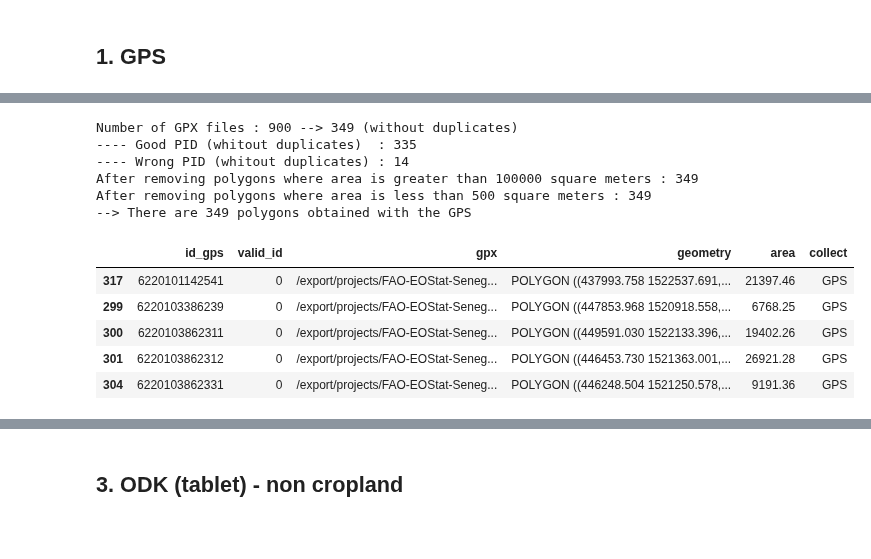
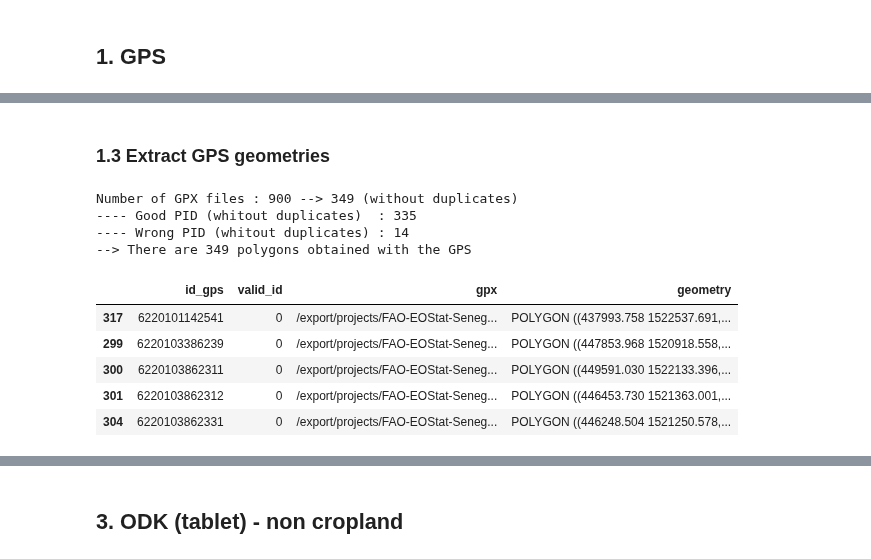
Before and after one commit to nicolasdeffense/eo-toolbox, a Jupyter notebook: notebooks_working/EOStat/clean_in_situ_senegal.ipynb, the cells around one changed output, grey strips where cells are left out. Cells and saved outputs as stored; diff of their text form; code cells hidden in the pictures; blank space fills up the shorter version.

```diff
--- a/notebooks_working/EOStat/clean_in_situ_senegal.ipynb
+++ b/notebooks_working/EOStat/clean_in_situ_senegal.ipynb
@@ -110,3 +163,5 @@ lut_crop_df.head()
+# %% [markdown]
+### 1.3 Extract GPS geometries
 # %%
 dict_gpx_list = []
 
@@ -134,70 +189,41 @@ for gpx_file in glob.glob(f'{path}GPS/*/*.gpx'):
 
         dict_gpx = {'id_gps': int(pid),
                     'valid_id' : valid_id,
                     'gpx' : str(gpx_file),
                     'coordinates': layer[0]['geometry']['coordinates'][0]}
 
         dict_gpx_list.append(dict_gpx)
 
     else:
         print("Wrong CRS !")
 
 
 df = pd.DataFrame.from_dict(dict_gpx_list).drop_duplicates('id_gps')
 
+df['geometry'] = df.coordinates.apply(Polygon)
+
+df = df.drop('coordinates', axis=1)
+
 print(f'Number of GPX files : {len(glob.glob(f"{path}GPS/*/*.gpx"))} --> {len(df)} (without duplicates)')
 print(f'---- Good PID (whitout duplicates)  : {len(df.loc[df["valid_id"] == 1])}')
 print(f'---- Wrong PID (whitout duplicates) : {len(df.loc[df["valid_id"] == 0])}')
 
-df['geometry'] = df.coordinates.apply(Polygon)
-
-df = df.drop('coordinates', axis=1)
 
 gps_gdf = gpd.GeoDataFrame(df, crs='epsg:4326', geometry='geometry').to_crs(epsg=32628).sort_values(by=['valid_id','id_gps'])
 
-####################
-##### CLEANING #####
-####################
-
-gps_gdf['area'] = gps_gdf['geometry'].area.round(2)
-
-gps_gdf = gps_gdf.loc[gps_gdf['area'] < max_area]
-
-print(f'After removing polygons where area is greater than {max_area} square meters : {len(gps_gdf)}')
-
-gps_gdf = gps_gdf.loc[gps_gdf['area'] >= min_area]
-
-print(f'After removing polygons where area is less than {min_area} square meters : {len(gps_gdf)}')
-
-#gps_gdf = remove_overlap.remove_overlap(gps_gdf, id_column='id_gps')
-
-#print(f'After removing overlapping parts of polygons : {len(gps_gdf)}')
-
-#gps_gdf['geometry'] = gps_gdf.buffer(buf_size)
-
-#gps_gdf['area_buf'] = gps_gdf['geometry'].area.round(2)
-
-#gps_gdf = gps_gdf.loc[gps_gdf['area_buf'] >= min_area]
-
-#print(f'After removing polygons where area (after negative buffer) is less than {min_area} square meters : {len(gps_gdf)}')
-
-gps_gdf['collect'] = 'GPS'
+gps_gdf.to_file(f'{shp_path}gps_ori.shp')
 
 print(f'--> There are {len(gps_gdf)} polygons obtained with the GPS')
 
-#gps_gdf.to_file(f'{path}shp_temp/gps_ori.shp')
-
 gps_gdf.head()
 # %% [output]
 Number of GPX files : 900 --> 349 (without duplicates)
 ---- Good PID (whitout duplicates)  : 335
 ---- Wrong PID (whitout duplicates) : 14
-After removing polygons where area is greater than 100000 square meters : 349
-After removing polygons where area is less than 500 square meters : 349
 --> There are 349 polygons obtained with the GPS
-|  | id_gps | valid_id | gpx | geometry | area | collect |
-| 317 | 6220101142541 | 0 | /export/projects/FAO-EOStat-Seneg... | POLYGON ((437993.758 1522537.691,... | 21397.46 | GPS |
-| 299 | 6220103386239 | 0 | /export/projects/FAO-EOStat-Seneg... | POLYGON ((447853.968 1520918.558,... | 6768.25 | GPS |
-| 300 | 6220103862311 | 0 | /export/projects/FAO-EOStat-Seneg... | POLYGON ((449591.030 1522133.396,... | 19402.26 | GPS |
-| 301 | 6220103862312 | 0 | /export/projects/FAO-EOStat-Seneg... | POLYGON ((446453.730 1521363.001,... | 26921.28 | GPS |
-| 304 | 6220103862331 | 0 | /export/projects/FAO-EOStat-Seneg... | POLYGON ((446248.504 1521250.578,... | 9191.36 | GPS |
+|  | id_gps | valid_id | gpx | geometry |
+| 317 | 6220101142541 | 0 | /export/projects/FAO-EOStat-Seneg... | POLYGON ((437993.758 1522537.691,... |
+| 299 | 6220103386239 | 0 | /export/projects/FAO-EOStat-Seneg... | POLYGON ((447853.968 1520918.558,... |
+| 300 | 6220103862311 | 0 | /export/projects/FAO-EOStat-Seneg... | POLYGON ((449591.030 1522133.396,... |
+| 301 | 6220103862312 | 0 | /export/projects/FAO-EOStat-Seneg... | POLYGON ((446453.730 1521363.001,... |
+| 304 | 6220103862331 | 0 | /export/projects/FAO-EOStat-Seneg... | POLYGON ((446248.504 1521250.578,... |
```
Also changed, not shown: parts of 31 cells of this notebook, 3 other files.
